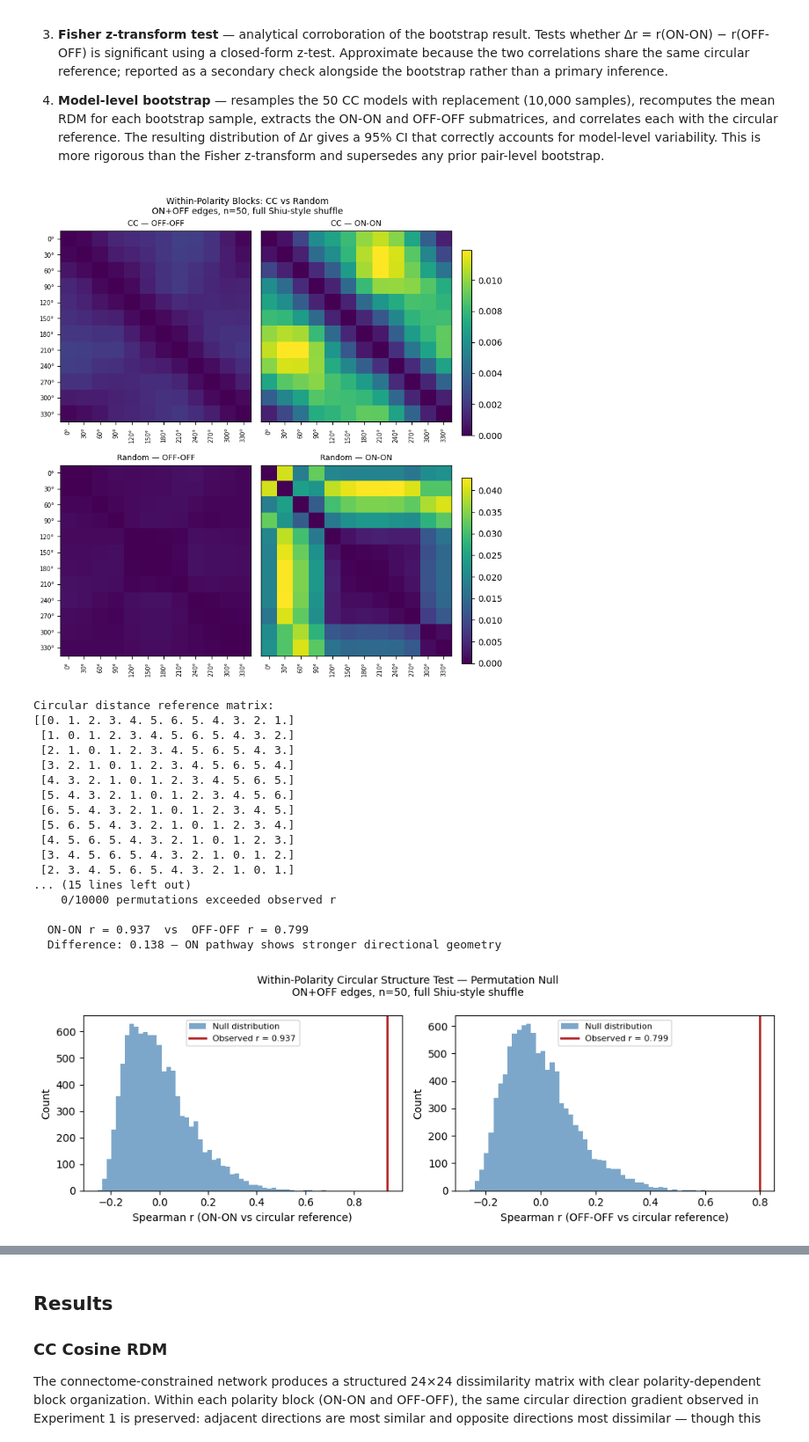
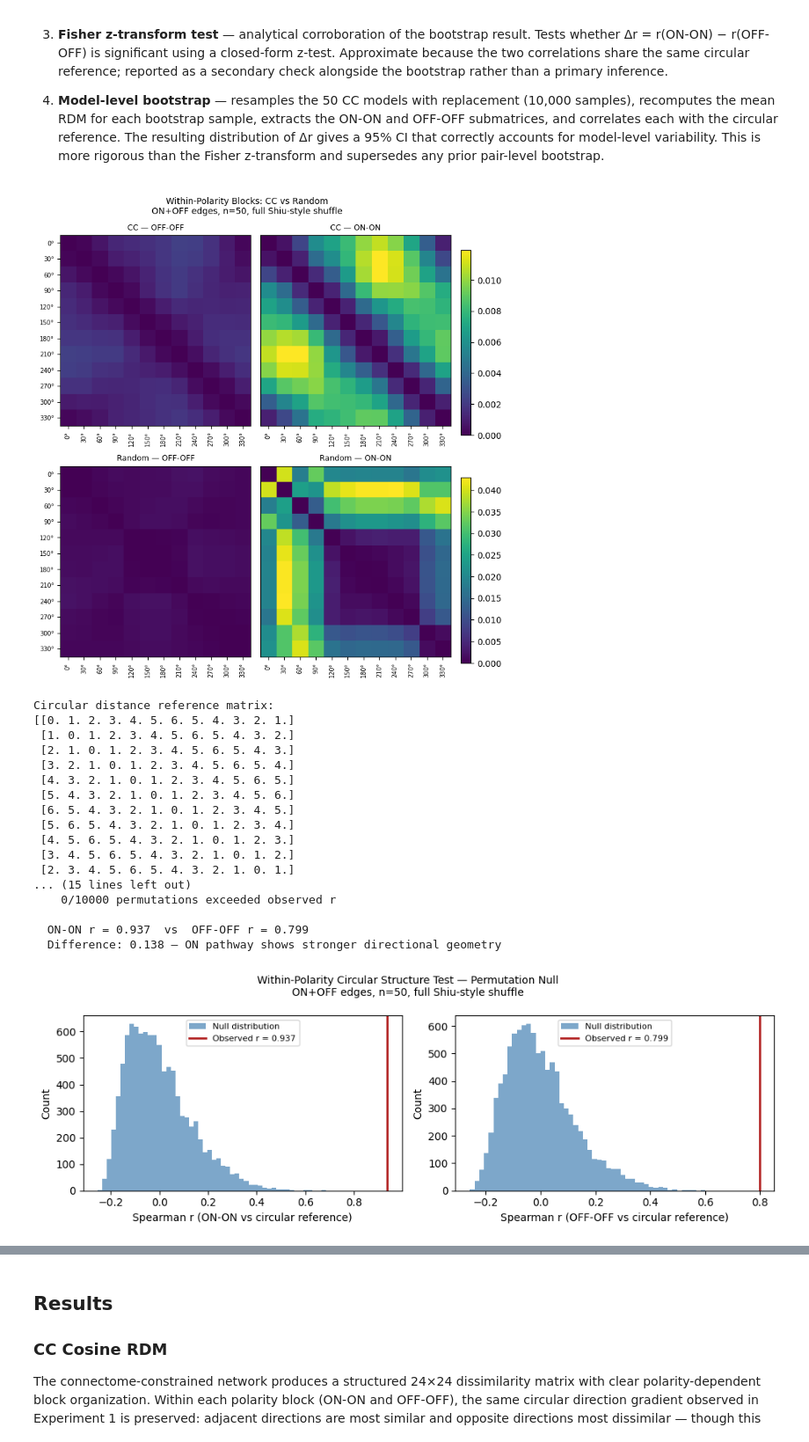
Before and after one commit to michaela10c/connectome-fidelity, a Jupyter notebook: notebooks/moving_edge_on_off.ipynb, the cells around one changed output, grey strips where cells are left out. Shown at 88% size. Drawn from its saved outputs; the diff is of its cells as text; code cells hidden in the pictures.

```diff
--- a/notebooks/moving_edge_on_off.ipynb
+++ b/notebooks/moving_edge_on_off.ipynb
@@ -915,7 +915,7 @@ the saved n=50 results file. It does not require re-running the experiment.
 #           bootstrap_on_off_asymmetry_50models_full_shiu.png
 
 # ── Load results ──────────────────────────────────────────────────────────────
-d = np.load("results_exp2_50models_full_shiu.npz", allow_pickle=True)
+d = np.load("/content/results_exp2_50models_full_shiu.npz", allow_pickle=True)
 cc_rdm = d["cc_rdm_cosine"]          # shape (24, 24) — mean CC cosine RDM
 cc_rdms_cosine = list(d["cc_rdms_cosine"])  # list of 50 individual 24×24 RDMs
 n_cc = len(cc_rdms_cosine)
@@ -954,7 +954,7 @@ vmax_cc   = max(off_off.max(),      on_on.max())
 vmax_rand = max(rand_off_off.max(), rand_on_on.max())
 
 fig, axes = plt.subplots(2, 2, figsize=(8, 8.5))
-fig.subplots_adjust(right=0.91, wspace=0.05, top=0.92)  # reserve space on the right for colorbars
+fig.subplots_adjust(right=0.91, wspace=0.05, top=0.91)  # reserve space on the right for colorbars
 
 fig.suptitle("Within-Polarity Blocks: CC vs Random\n"
              "ON+OFF edges, n=50, full Shiu-style shuffle", fontsize=10)
@@ -1143,34 +1143,34 @@ p_boot = np.mean(delta_r_boot <= 0)  # one-sided: proportion where ON <= OFF
 
 print(f"\n  Observed Δr = {r_on - r_off:.3f}")
 print(f"  Bootstrap mean Δr = {delta_r_boot.mean():.3f} ± {delta_r_boot.std():.3f}")
 print(f"  95% CI: [{ci_95[0]:.3f}, {ci_95[1]:.3f}]")
 print(f"  99% CI: [{ci_99[0]:.3f}, {ci_99[1]:.3f}]")
 print(f"  p (one-sided, ON <= OFF): {p_boot:.4f}")
 print(f"\n  Interpretation: "
       f"{'CI excludes zero — ON/OFF asymmetry is significant at 95% level' if ci_95[0] > 0 else 'CI includes zero — asymmetry not significant at 95% level'}")
 
 # Plot bootstrap distribution
 fig, ax = plt.subplots(figsize=(7, 4))
 ax.hist(delta_r_boot, bins=60, color="steelblue", alpha=0.7,
         label="Bootstrap Δr distribution")
 ax.axvline(r_on - r_off, color="firebrick", linewidth=2,
            label=f"Observed Δr = {r_on - r_off:.3f}")
 ax.axvline(ci_95[0], color="darkorange", linewidth=1.5, linestyle="--",
            label=f"95% CI [{ci_95[0]:.3f}, {ci_95[1]:.3f}]")
 ax.axvline(ci_95[1], color="darkorange", linewidth=1.5, linestyle="--")
 ax.axvline(0, color="black", linewidth=1, linestyle=":",
            label="Δr = 0 (no difference)")
 ax.set_xlabel("Δr (ON-ON minus OFF-OFF circular structure)")
 ax.set_ylabel("Count")
 ax.set_title("Bootstrap Distribution of ON/OFF Circular Structure Asymmetry\n"
              "ON+OFF edges, n=50 models, full Shiu-style shuffle", fontsize=10)
 ax.legend(fontsize=8)
 plt.tight_layout()
 plt.savefig("bootstrap_on_off_asymmetry_50models_full_shiu.png",
             dpi=150, bbox_inches="tight")
 plt.show()
 # %% [output]
-[figure, old version]
+[figure, new version]
 Circular distance reference matrix:
 [[0. 1. 2. 3. 4. 5. 6. 5. 4. 3. 2. 1.]
  [1. 0. 1. 2. 3. 4. 5. 6. 5. 4. 3. 2.]
```
Also changed, not shown: 2 other files.
